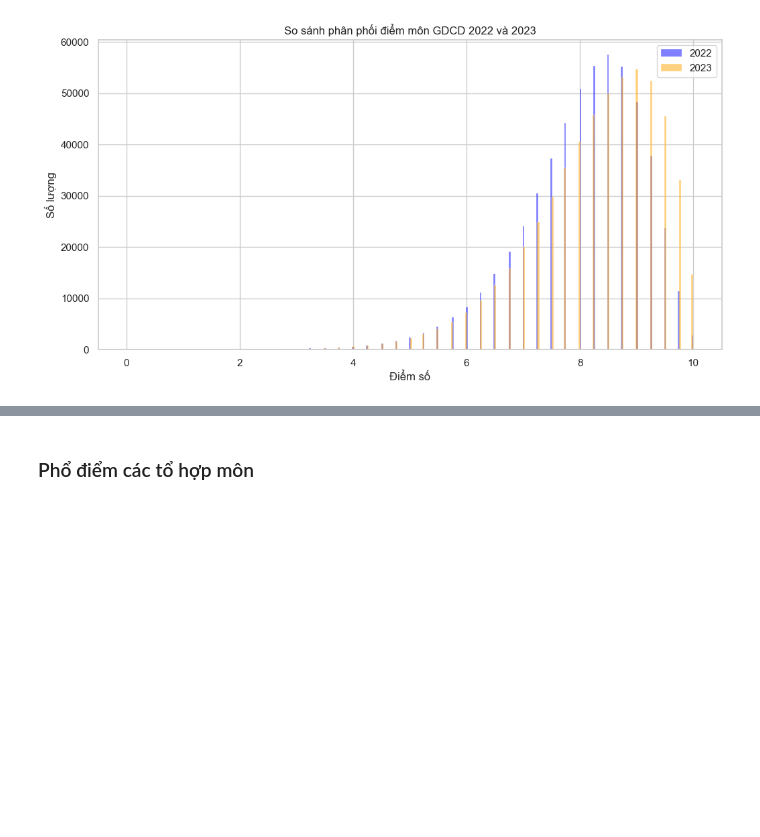
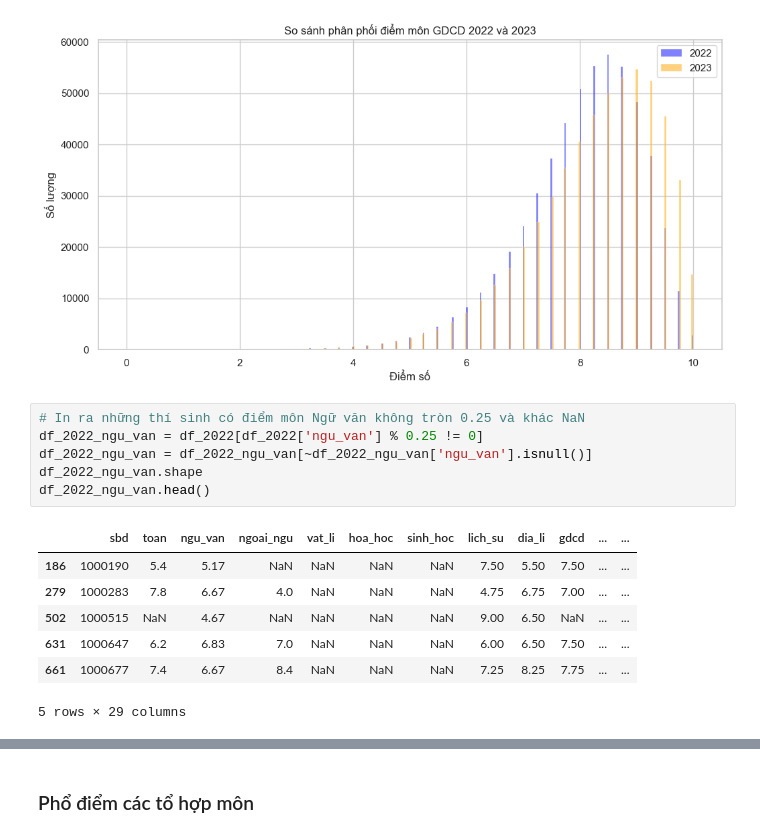
Before and after one commit to Dat-TG/THPTQG, a Jupyter notebook: analysis.ipynb, the cells around one changed output, grey strips where cells are left out. Drawn from its saved outputs; the diff is of its cells as text; blank space fills up the shorter version.

```diff
--- a/analysis.ipynb
+++ b/analysis.ipynb
@@ -176,3 +176,17 @@ for subject in subjects:
 [figure]
 [figure]
 [figure]
+# %%
+# In ra những thí sinh có điểm môn Ngữ văn không tròn 0.25 và khác NaN
+df_2022_ngu_van = df_2022[df_2022['ngu_van'] % 0.25 != 0]
+df_2022_ngu_van = df_2022_ngu_van[~df_2022_ngu_van['ngu_van'].isnull()]
+df_2022_ngu_van.shape
+df_2022_ngu_van.head()
+# %% [output]
+|  | sbd | toan | ngu_van | ngoai_ngu | vat_li | hoa_hoc | sinh_hoc | lich_su | dia_li | gdcd | ... | ... |
+| 186 | 1000190 | 5.4 | 5.17 | NaN | NaN | NaN | NaN | 7.50 | 5.50 | 7.50 | ... | ... |
+| 279 | 1000283 | 7.8 | 6.67 | 4.0 | NaN | NaN | NaN | 4.75 | 6.75 | 7.00 | ... | ... |
+| 502 | 1000515 | NaN | 4.67 | NaN | NaN | NaN | NaN | 9.00 | 6.50 | NaN | ... | ... |
+| 631 | 1000647 | 6.2 | 6.83 | 7.0 | NaN | NaN | NaN | 6.00 | 6.50 | 7.50 | ... | ... |
+| 661 | 1000677 | 7.4 | 6.67 | 8.4 | NaN | NaN | NaN | 7.25 | 8.25 | 7.75 | ... | ... |
+5 rows × 29 columns
```
Also changed, not shown: parts of 15 cells of this notebook, 15 other files.
